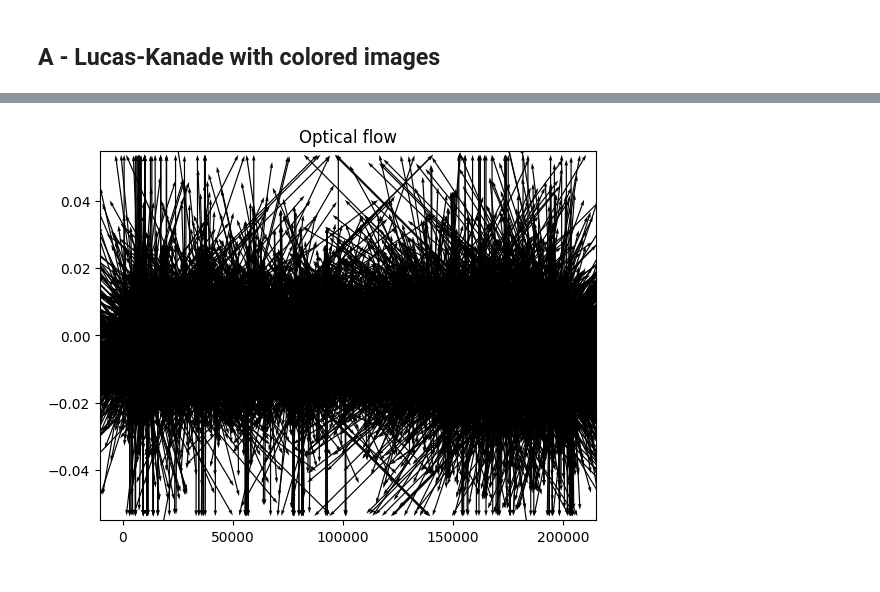
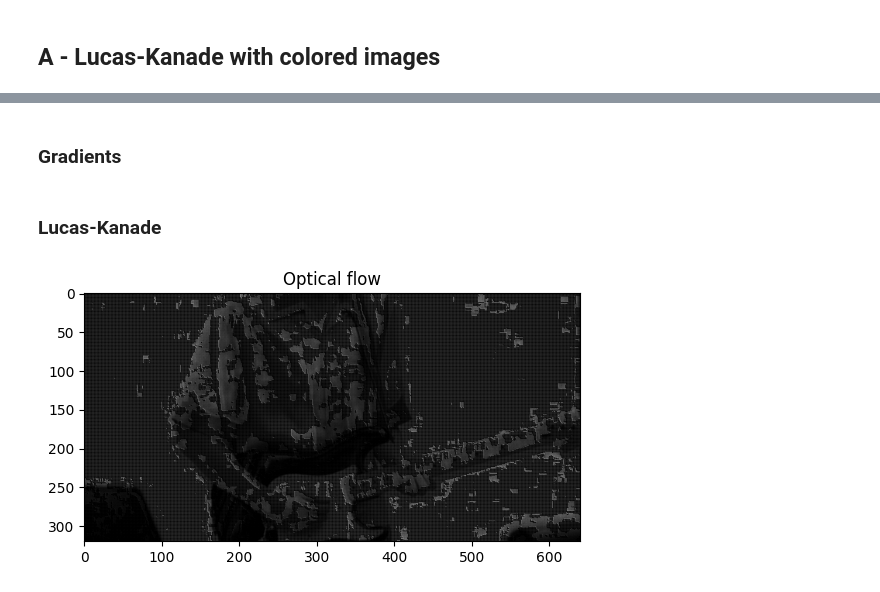
Before and after one commit to sinansoulier/VideoProcessing, a Jupyter notebook: TP1/motion_estimation.ipynb, the cells around one changed output, grey strips where cells are left out. Cells and saved outputs as stored; diff of their text form; code cells hidden in the pictures.

Commit message:
pixel_wise: Finished implementation of the Lucas-Kanade mehod for grayscale images

```diff
--- a/TP1/motion_estimation.ipynb
+++ b/TP1/motion_estimation.ipynb
@@ -49,3 +49,5 @@ display_image(frame2, "Frame 2")
+# %% [markdown]
+### Gradients
 # %%
 # Spatial gradient
 def spatial_gradient(img: np.ndarray) -> tuple:
@@ -141,0 +74,2 @@ u, v = optical_flow(frame1=frame1, frame2=frame2, window_size=2)
+# %% [markdown]
+### Lucas-Kanade
@@ -142,18 +123,19 @@ u, v = optical_flow(frame1=frame1, frame2=frame2, window_size=2)
 # %%
 # Display optical flow
-def display_optical_flow(u: np.ndarray, v: np.ndarray) -> None:
+def display_optical_flow(frame1: np.ndarray, frame2: np.ndarray) -> None:
     """
     Display optical flow
     :param u: optical flow in x
     :param v: optical flow in y
     """
+    u, v = lucas_kanade(frame1=frame1, frame2=frame2, window_size=5)
     plt.title("Optical flow")
 
     # plt.imshow(frame1)
     plt.quiver(u, v, scale=700)
 
     plt.show()
 
-display_optical_flow(u, v)
+display_optical_flow(frame1, frame2)
 # %% [output]
-[figure, old version]
+[figure, new version]
```
Also changed, not shown: parts of 5 cells of this notebook.
